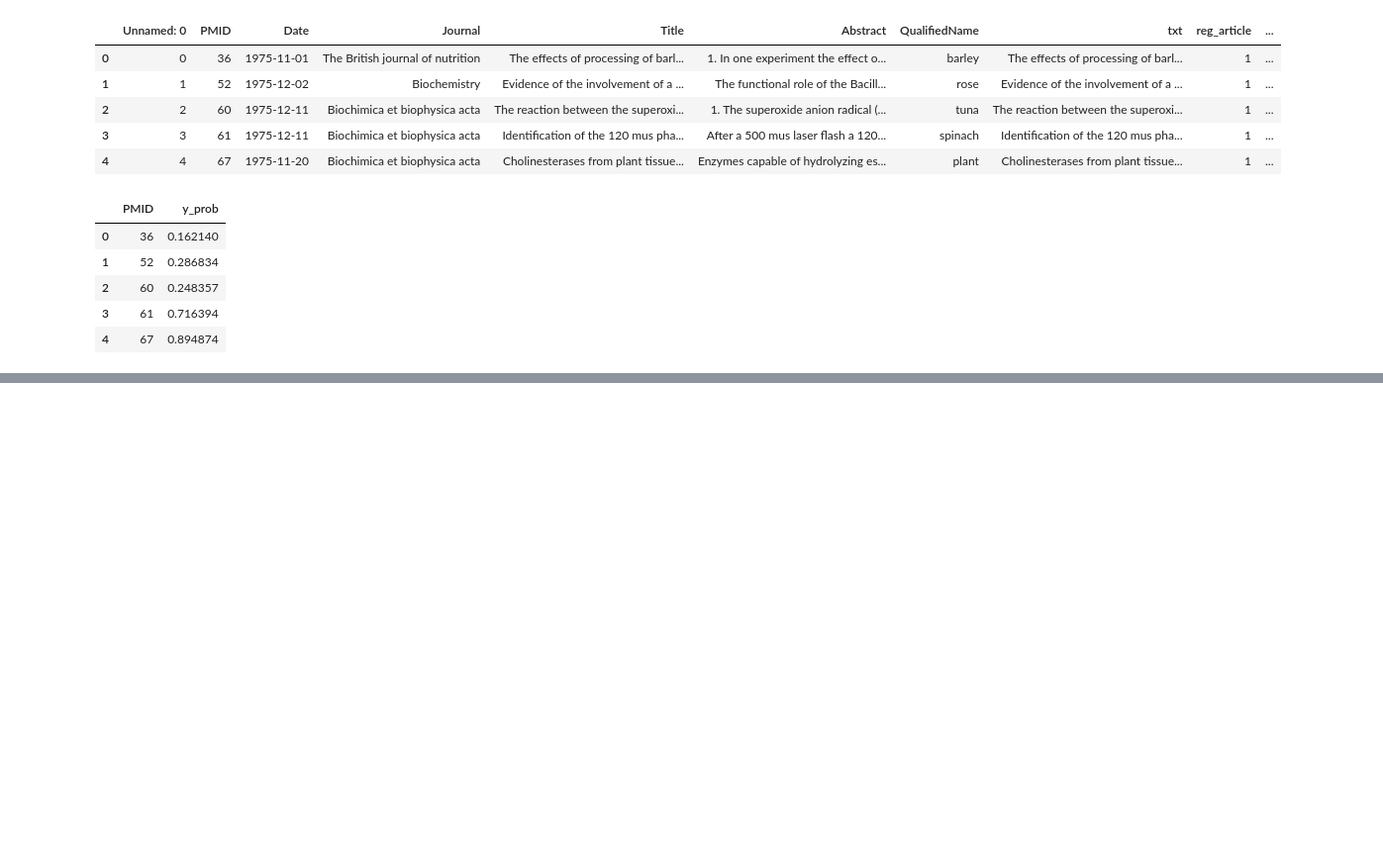
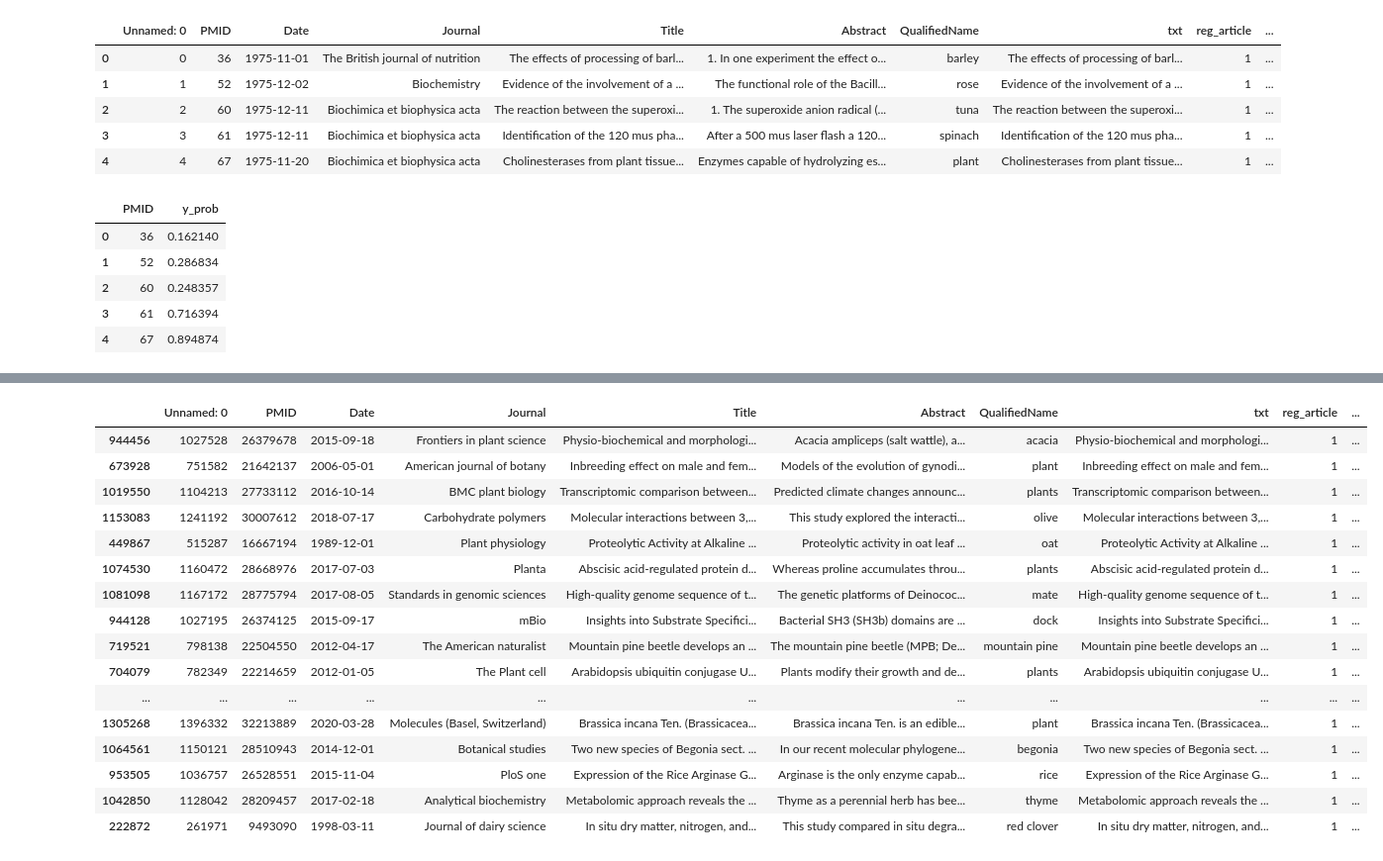
Before and after one commit to ShiuLab/plant_sci_hist, a Jupyter notebook: 9_wrap_up/script_9_4_minor_revision.ipynb, the cells around one changed output, grey strips where cells are left out. Shown at 99% size. Drawn from its saved outputs; the diff is of its cells as text; code cells hidden in the pictures; blank space fills up the shorter version.

```diff
--- a/9_wrap_up/script_9_4_minor_revision.ipynb
+++ b/9_wrap_up/script_9_4_minor_revision.ipynb
@@ -132,0 +148,3 @@ pubmed_pred_prob_df_select.to_csv(
+# %%
+corpus_cand_df_file = dir25 / f"pubmed_qual_1384718_w2v_pred_prob_CORRECTED.tsv.gz"
+corpus_cand_df = pd.read_csv(corpus_cand_df_file, sep="\t", compression="gzip")
@@ -132,0 +303,37 @@ pubmed_pred_prob_df_select.to_csv(
+# %%
+# randomly select 50 positive and negative records from corpus_cand_df
+corpus_df_pos = corpus_cand_df[corpus_cand_df["y_pred"] == 1]
+corpus_df_pos_sample = corpus_df_pos.sample(n=50, random_state=240330)
+corpus_df_pos_sample = corpus_df_pos_sample[["PMID", "Title", "Abstract", "y_prob"]]
+corpus_df_pos_sample.to_csv(dir95 / "corpus_df_pos_sample.csv", index=False)
+
+corpus_df_pos_sample_for_annotator = corpus_df_pos_sample[["Title", "Abstract"]]
+corpus_df_pos_sample_for_annotator.to_csv(dir95 / "corpus_df_pos_sample_for_annotator.csv", index=False)
+
+corpus_df_neg = corpus_cand_df[corpus_cand_df["y_pred"] == 0]
+corpus_df_neg_sample = corpus_df_neg.sample(n=50, random_state=240330)
+corpus_df_neg_sample = corpus_df_neg_sample[["PMID", "Title", "Abstract", "y_prob"]]
+corpus_df_neg_sample.to_csv(dir95 / "corpus_df_neg_sample.csv", index=False)
+
+corpus_df_neg_sample_for_annotator = corpus_df_neg_sample[["Title", "Abstract"]]
+corpus_df_neg_sample_for_annotator.to_csv(dir95 / "corpus_df_neg_sample_for_annotator.csv", index=False)
+# %%
+corpus_df_pos_sample
+# %% [output]
+|  | Unnamed: 0 | PMID | Date | Journal | Title | Abstract | QualifiedName | txt | reg_article | ... |
+| 944456 | 1027528 | 26379678 | 2015-09-18 | Frontiers in plant science | Physio-biochemical and morphologi... | Acacia ampliceps (salt wattle), a... | acacia | Physio-biochemical and morphologi... | 1 | ... |
+| 673928 | 751582 | 21642137 | 2006-05-01 | American journal of botany | Inbreeding effect on male and fem... | Models of the evolution of gynodi... | plant | Inbreeding effect on male and fem... | 1 | ... |
+| 1019550 | 1104213 | 27733112 | 2016-10-14 | BMC plant biology | Transcriptomic comparison between... | Predicted climate changes announc... | plants | Transcriptomic comparison between... | 1 | ... |
+| 1153083 | 1241192 | 30007612 | 2018-07-17 | Carbohydrate polymers | Molecular interactions between 3,... | This study explored the interacti... | olive | Molecular interactions between 3,... | 1 | ... |
+| 449867 | 515287 | 16667194 | 1989-12-01 | Plant physiology | Proteolytic Activity at Alkaline ... | Proteolytic activity in oat leaf ... | oat | Proteolytic Activity at Alkaline ... | 1 | ... |
+| 1074530 | 1160472 | 28668976 | 2017-07-03 | Planta | Abscisic acid-regulated protein d... | Whereas proline accumulates throu... | plants | Abscisic acid-regulated protein d... | 1 | ... |
+| 1081098 | 1167172 | 28775794 | 2017-08-05 | Standards in genomic sciences | High-quality genome sequence of t... | The genetic platforms of Deinococ... | mate | High-quality genome sequence of t... | 1 | ... |
+| 944128 | 1027195 | 26374125 | 2015-09-17 | mBio | Insights into Substrate Specifici... | Bacterial SH3 (SH3b) domains are ... | dock | Insights into Substrate Specifici... | 1 | ... |
+| 719521 | 798138 | 22504550 | 2012-04-17 | The American naturalist | Mountain pine beetle develops an ... | The mountain pine beetle (MPB; De... | mountain pine | Mountain pine beetle develops an ... | 1 | ... |
+| 704079 | 782349 | 22214659 | 2012-01-05 | The Plant cell | Arabidopsis ubiquitin conjugase U... | Plants modify their growth and de... | plants | Arabidopsis ubiquitin conjugase U... | 1 | ... |
+| ... | ... | ... | ... | ... | ... | ... | ... | ... | ... | ... |
+| 1305268 | 1396332 | 32213889 | 2020-03-28 | Molecules (Basel, Switzerland) | Brassica incana Ten. (Brassicacea... | Brassica incana Ten. is an edible... | plant | Brassica incana Ten. (Brassicacea... | 1 | ... |
+| 1064561 | 1150121 | 28510943 | 2014-12-01 | Botanical studies | Two new species of Begonia sect. ... | In our recent molecular phylogene... | begonia | Two new species of Begonia sect. ... | 1 | ... |
+| 953505 | 1036757 | 26528551 | 2015-11-04 | PloS one | Expression of the Rice Arginase G... | Arginase is the only enzyme capab... | rice | Expression of the Rice Arginase G... | 1 | ... |
+| 1042850 | 1128042 | 28209457 | 2017-02-18 | Analytical biochemistry | Metabolomic approach reveals the ... | Thyme as a perennial herb has bee... | thyme | Metabolomic approach reveals the ... | 1 | ... |
+| 222872 | 261971 | 9493090 | 1998-03-11 | Journal of dairy science | In situ dry matter, nitrogen, and... | This study compared in situ degra... | red clover | In situ dry matter, nitrogen, and... | 1 | ... |
```
Also changed, not shown: parts of 12 cells of this notebook, 2 other files.
